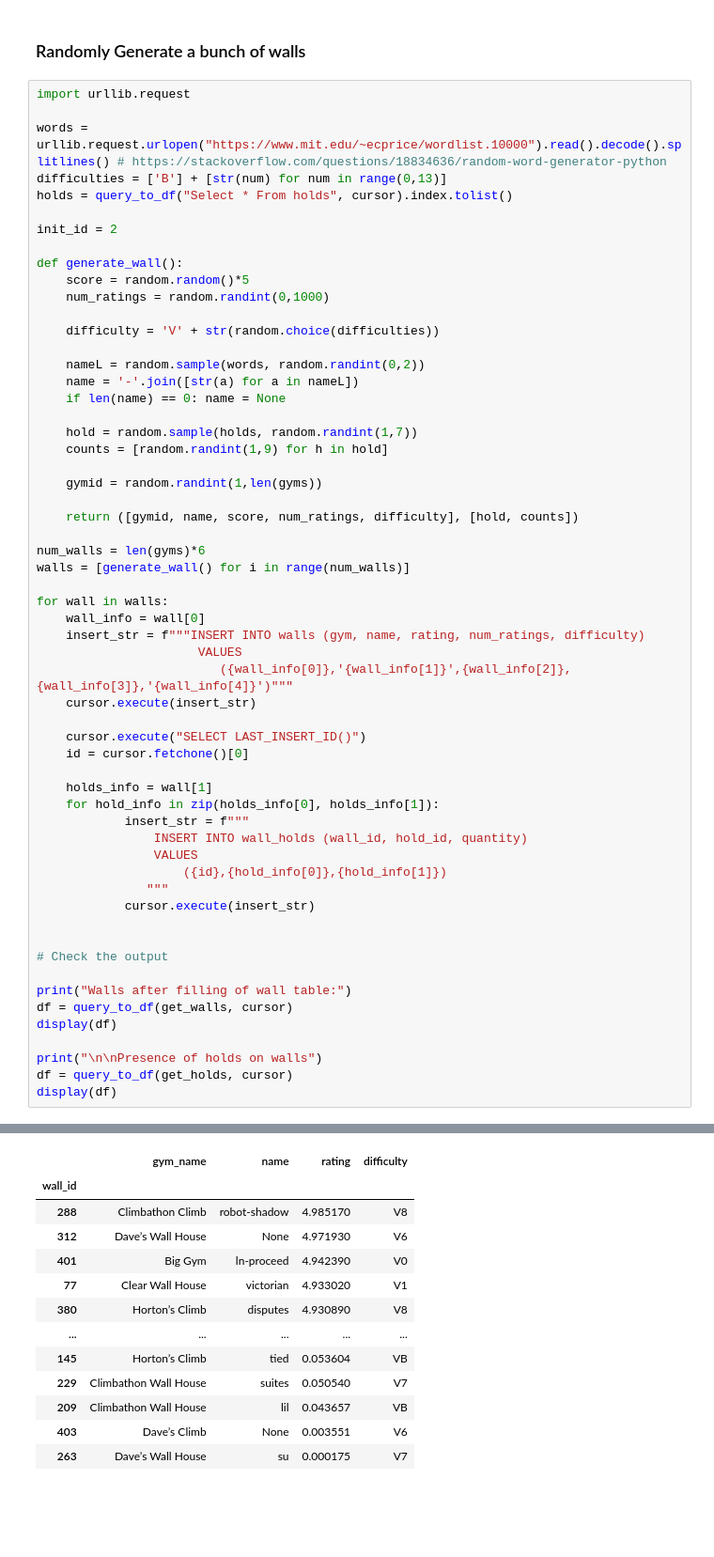
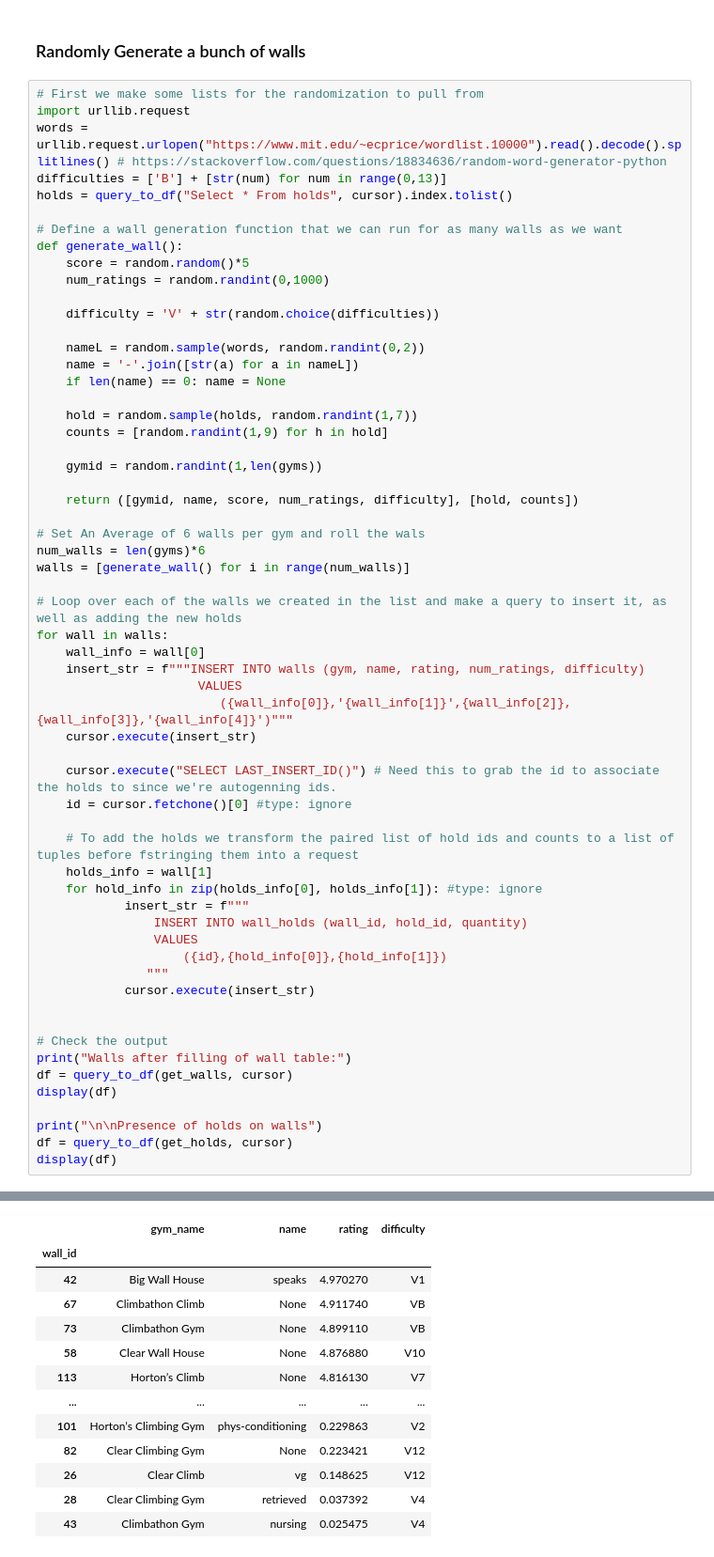
Before and after one commit to ethane103/climbing-SQL_Project, a Jupyter notebook: fillDB.ipynb, the cells around one changed output, grey strips where cells are left out. Shown at 94% size. Saved outputs shown, nothing was run; the diff lists cells and outputs as text; blank space fills up the shorter version.

```diff
--- a/fillDB.ipynb
+++ b/fillDB.ipynb
@@ -323,14 +326,13 @@ Presence of holds on walls
 # %% [markdown]
 ### Randomly Generate a bunch of walls
 # %%
+# First we make some lists for the randomization to pull from
 import urllib.request
-
 words = urllib.request.urlopen("https://www.mit.edu/~ecprice/wordlist.10000").read().decode().splitlines() # https://stackoverflow.com/questions/18834636/random-word-generator-python
 difficulties = ['B'] + [str(num) for num in range(0,13)]
 holds = query_to_df("Select * From holds", cursor).index.tolist()
 
-init_id = 2
-
+# Define a wall generation function that we can run for as many walls as we want
 def generate_wall():
     score = random.random()*5
     num_ratings = random.randint(0,1000)
@@ -348,50 +350,52 @@ def generate_wall():
 
     return ([gymid, name, score, num_ratings, difficulty], [hold, counts])
 
+# Set An Average of 6 walls per gym and roll the wals
 num_walls = len(gyms)*6
 walls = [generate_wall() for i in range(num_walls)]
 
+# Loop over each of the walls we created in the list and make a query to insert it, as well as adding the new holds
 for wall in walls:
     wall_info = wall[0]
     insert_str = f"""INSERT INTO walls (gym, name, rating, num_ratings, difficulty)
                       VALUES
                          ({wall_info[0]},'{wall_info[1]}',{wall_info[2]},{wall_info[3]},'{wall_info[4]}')"""
     cursor.execute(insert_str)
 
-    cursor.execute("SELECT LAST_INSERT_ID()")
-    id = cursor.fetchone()[0]
+    cursor.execute("SELECT LAST_INSERT_ID()") # Need this to grab the id to associate the holds to since we're autogenning ids.
+    id = cursor.fetchone()[0] #type: ignore
 
+    # To add the holds we transform the paired list of hold ids and counts to a list of tuples before fstringing them into a request
     holds_info = wall[1]
-    for hold_info in zip(holds_info[0], holds_info[1]):
+    for hold_info in zip(holds_info[0], holds_info[1]): #type: ignore
             insert_str = f"""
                 INSERT INTO wall_holds (wall_id, hold_id, quantity)
                 VALUES
                     ({id},{hold_info[0]},{hold_info[1]})
                """
             cursor.execute(insert_str)
 
 
 # Check the output
-
 print("Walls after filling of wall table:")
 df = query_to_df(get_walls, cursor)
 display(df)
 
 print("\n\nPresence of holds on walls")
 df = query_to_df(get_holds, cursor)
 display(df)
 # %% [output]
 Walls after filling of wall table:
 |  | gym_name | name | rating | difficulty |
 | wall_id |  |  |  |  |
-| 288 | Climbathon Climb | robot-shadow | 4.985170 | V8 |
-| 312 | Dave’s Wall House | None | 4.971930 | V6 |
-| 401 | Big Gym | ln-proceed | 4.942390 | V0 |
-| 77 | Clear Wall House | victorian | 4.933020 | V1 |
-| 380 | Horton’s Climb | disputes | 4.930890 | V8 |
+| 42 | Big Wall House | speaks | 4.970270 | V1 |
+| 67 | Climbathon Climb | None | 4.911740 | VB |
+| 73 | Climbathon Gym | None | 4.899110 | VB |
+| 58 | Clear Wall House | None | 4.876880 | V10 |
+| 113 | Horton’s Climb | None | 4.816130 | V7 |
 | ... | ... | ... | ... | ... |
-| 145 | Horton’s Climb | tied | 0.053604 | VB |
-| 229 | Climbathon Wall House | suites | 0.050540 | V7 |
-| 209 | Climbathon Wall House | lil | 0.043657 | VB |
-| 403 | Dave’s Climb | None | 0.003551 | V6 |
-| 263 | Dave’s Wall House | su | 0.000175 | V7 |
+| 101 | Horton’s Climbing Gym | phys-conditioning | 0.229863 | V2 |
+| 82 | Clear Climbing Gym | None | 0.223421 | V12 |
+| 26 | Clear Climb | vg | 0.148625 | V12 |
+| 28 | Clear Climbing Gym | retrieved | 0.037392 | V4 |
+| 43 | Climbathon Gym | nursing | 0.025475 | V4 |
```
Also changed, not shown: parts of 15 cells of this notebook.
